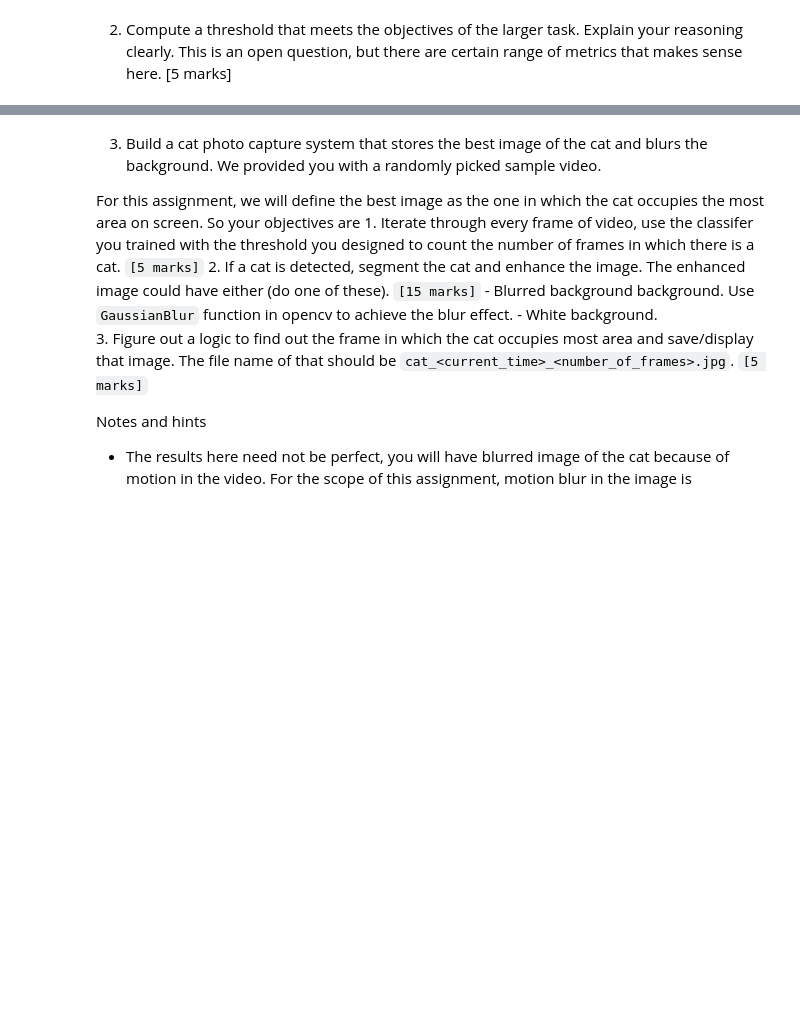
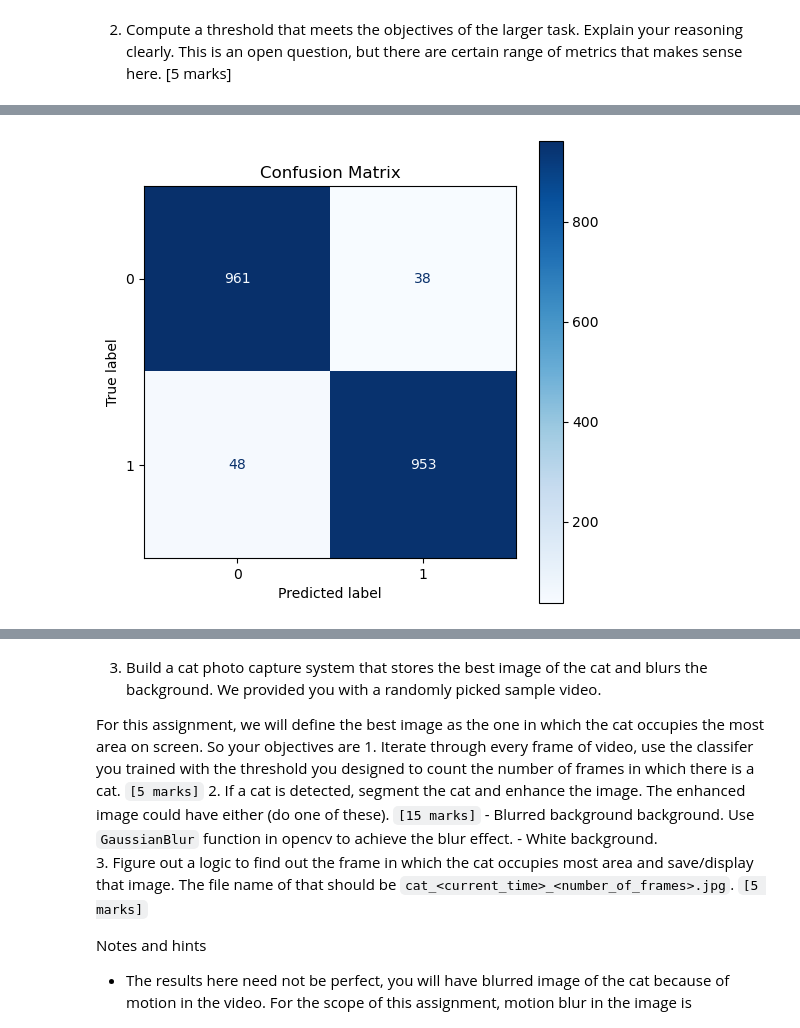
Before and after one commit to nedu10/CAT-Monitoring, a Jupyter notebook: Assignment_5_Computer_Vision.ipynb, the cells around one changed output, grey strips where cells are left out. Drawn from its saved outputs; the diff is of its cells as text; code cells hidden in the pictures; blank space fills up the shorter version.

```diff
--- a/Assignment_5_Computer_Vision.ipynb
+++ b/Assignment_5_Computer_Vision.ipynb
@@ -367,0 +284,14 @@ print(f"New threshold is {THRESHOLD}")
+# %%
+y_val_pred = (probabilities[:, 1] >= THRESHOLD).astype(int)
+
+# Compute confusion matrix
+cm = confusion_matrix(labels, y_val_pred)
+
+# Plotting confusion matrix
+fig, ax = plt.subplots(figsize=(6, 6))
+disp = ConfusionMatrixDisplay(confusion_matrix=cm)
+disp.plot(cmap=plt.cm.Blues, ax=ax)
+plt.title('Confusion Matrix')
+plt.show()
+# %% [output]
+[figure, added]
```
Also changed, not shown: parts of 18 cells of this notebook, 2 other files.
